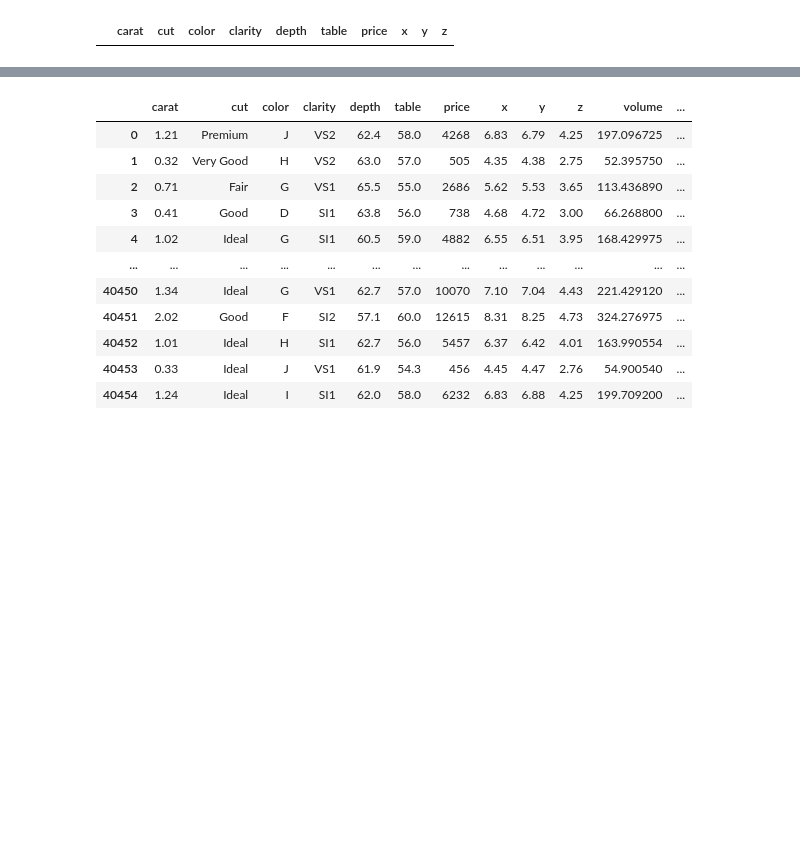
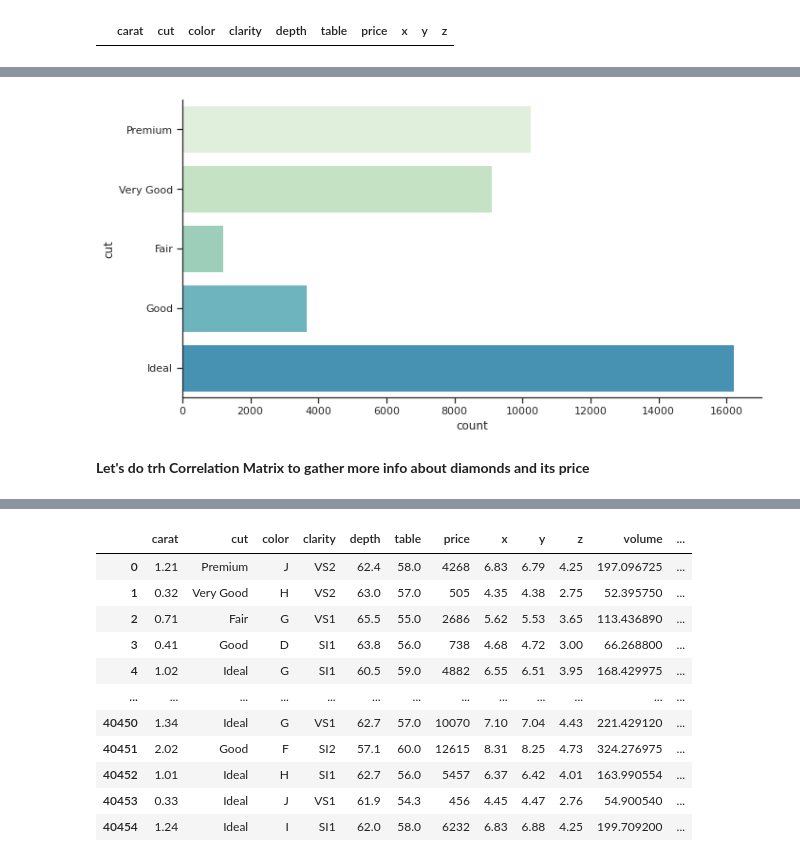
Before and after one commit to gojuangu/definitive_diamond_buying_guide, a Jupyter notebook: Analysis Data.ipynb, the cells around one changed output, grey strips where cells are left out. Saved outputs shown, nothing was run; the diff lists cells and outputs as text; code cells hidden in the pictures; blank space fills up the shorter version.

```diff
--- a/Analysis Data.ipynb
+++ b/Analysis Data.ipynb
@@ -155,0 +201,6 @@ sns.distplot(diamonds['carat'], bins=40)
+# %%
+sns.catplot(y='cut', data=diamonds, kind='count' ,aspect=2);
+# %% [output]
+[figure, added]
+# %% [markdown]
+**Let's do trh Correlation Matrix to gather more info about diamonds and its price**
```
Also changed, not shown: parts of 39 cells of this notebook.
